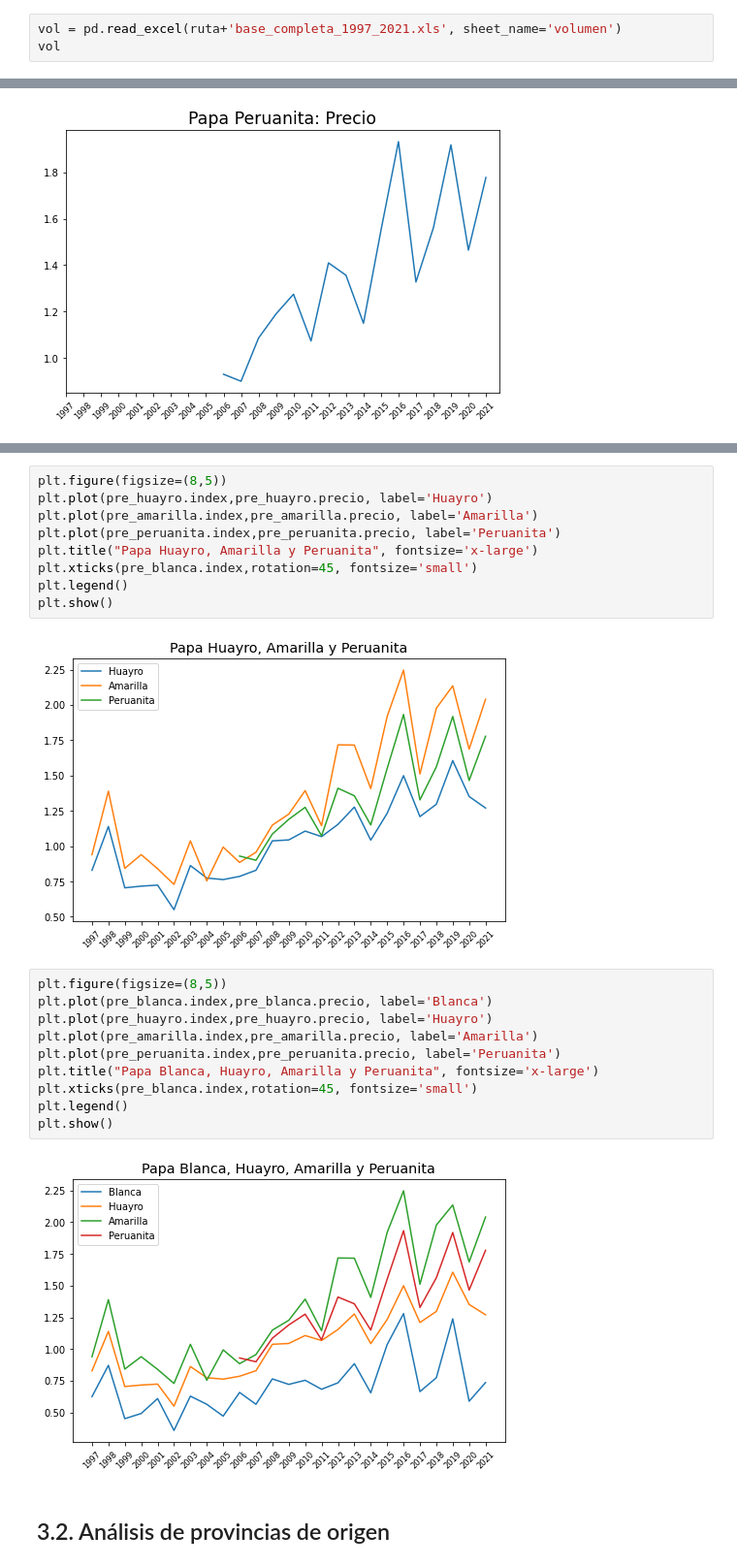
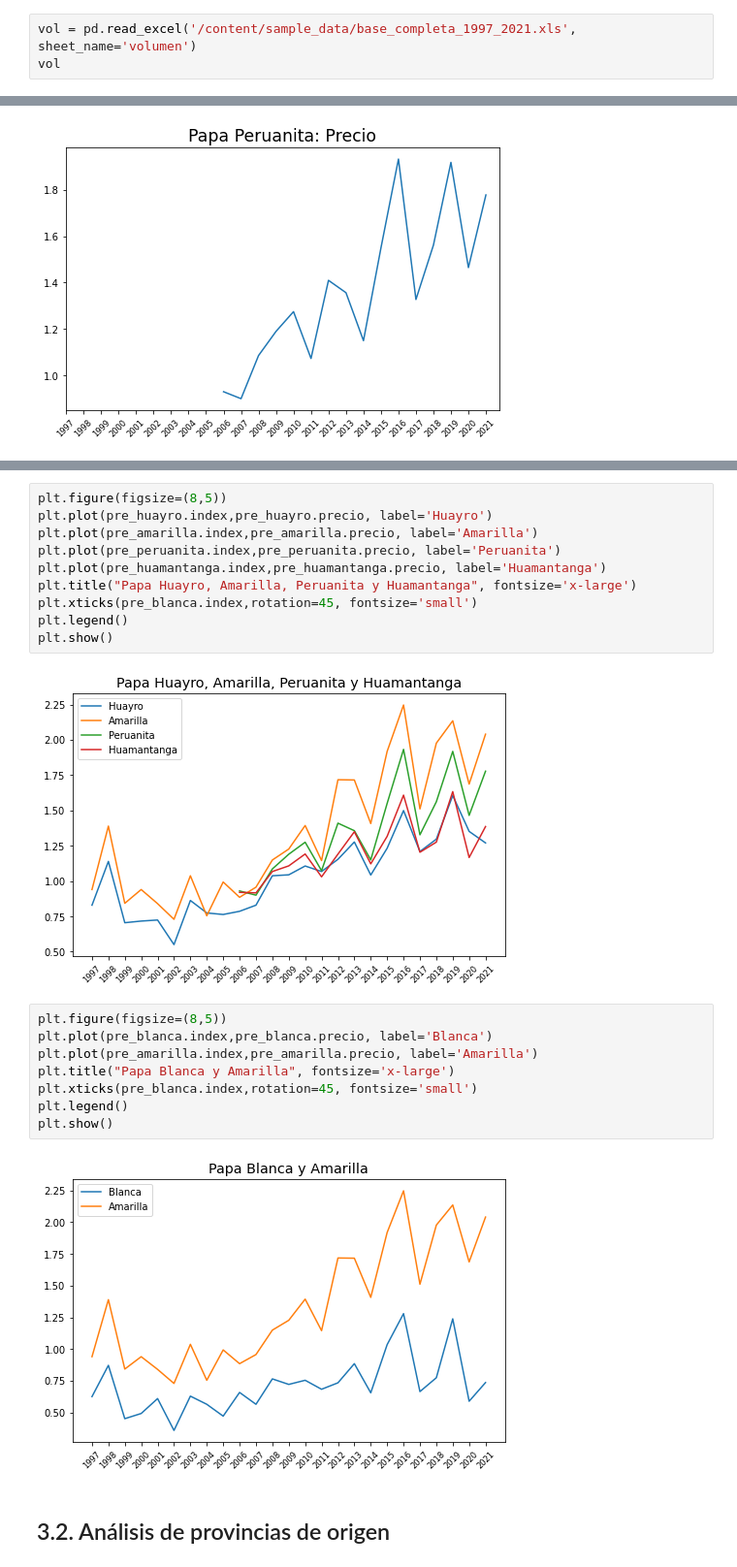
Before and after one commit to eduzegarra/grade_01, a Jupyter notebook: proyecto_papa.ipynb, the cells around one changed output, grey strips where cells are left out. Shown at 97% size. Saved outputs shown, nothing was run; the diff lists cells and outputs as text.

```diff
--- a/proyecto_papa.ipynb
+++ b/proyecto_papa.ipynb
@@ -24,7 +24,7 @@ ruta = 'drive/My Drive/ML/'
 # %% [markdown]
 Leemos primer libro del archivo Excel (volumen) asignado a objeto "vol"
 # %%
-vol = pd.read_excel(ruta+'base_completa_1997_2021.xls', sheet_name='volumen')
+vol = pd.read_excel('/content/sample_data/base_completa_1997_2021.xls', sheet_name='volumen')
 vol
 # %% [output]
 |  | producto | year | Variable | m_1 | m_2 | m_3 | m_4 | m_5 | m_6 | m_7 | m_8 | ... |
@@ -528,24 +574,23 @@ plt.figure(figsize=(8,5))
 plt.plot(pre_huayro.index,pre_huayro.precio, label='Huayro')
 plt.plot(pre_amarilla.index,pre_amarilla.precio, label='Amarilla')
 plt.plot(pre_peruanita.index,pre_peruanita.precio, label='Peruanita')
-plt.title("Papa Huayro, Amarilla y Peruanita", fontsize='x-large')
+plt.plot(pre_huamantanga.index,pre_huamantanga.precio, label='Huamantanga')
+plt.title("Papa Huayro, Amarilla, Peruanita y Huamantanga", fontsize='x-large')
 plt.xticks(pre_blanca.index,rotation=45, fontsize='small')
 plt.legend()
 plt.show()
 # %% [output]
-[figure, old version]
+[figure, new version]
 # %%
 plt.figure(figsize=(8,5))
 plt.plot(pre_blanca.index,pre_blanca.precio, label='Blanca')
-plt.plot(pre_huayro.index,pre_huayro.precio, label='Huayro')
 plt.plot(pre_amarilla.index,pre_amarilla.precio, label='Amarilla')
-plt.plot(pre_peruanita.index,pre_peruanita.precio, label='Peruanita')
-plt.title("Papa Blanca, Huayro, Amarilla y Peruanita", fontsize='x-large')
+plt.title("Papa Blanca y Amarilla", fontsize='x-large')
 plt.xticks(pre_blanca.index,rotation=45, fontsize='small')
 plt.legend()
 plt.show()
 # %% [output]
-[figure, old version]
+[figure, new version]
 # %% [markdown]
 ## 3.2. Análisis de provincias de origen
 # %% [markdown]
```
Also changed, not shown: parts of 26 cells of this notebook.
